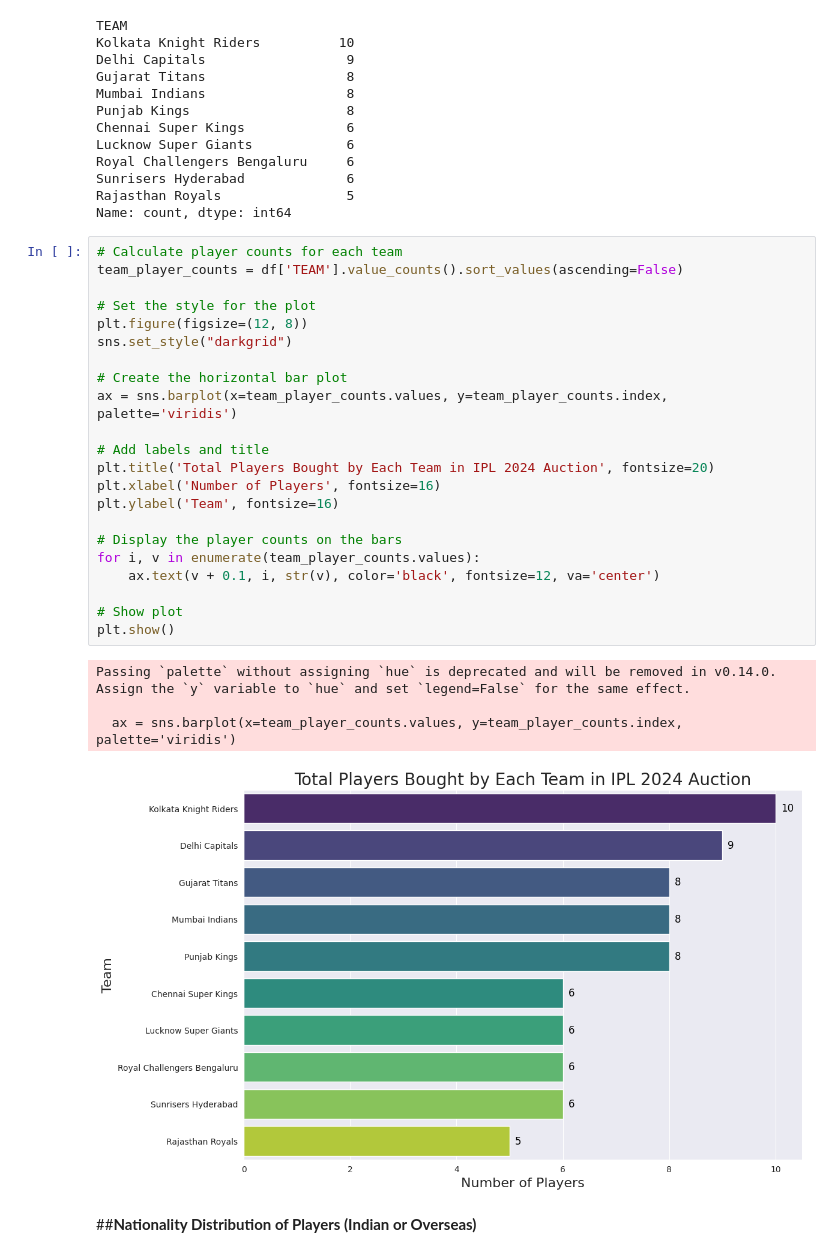
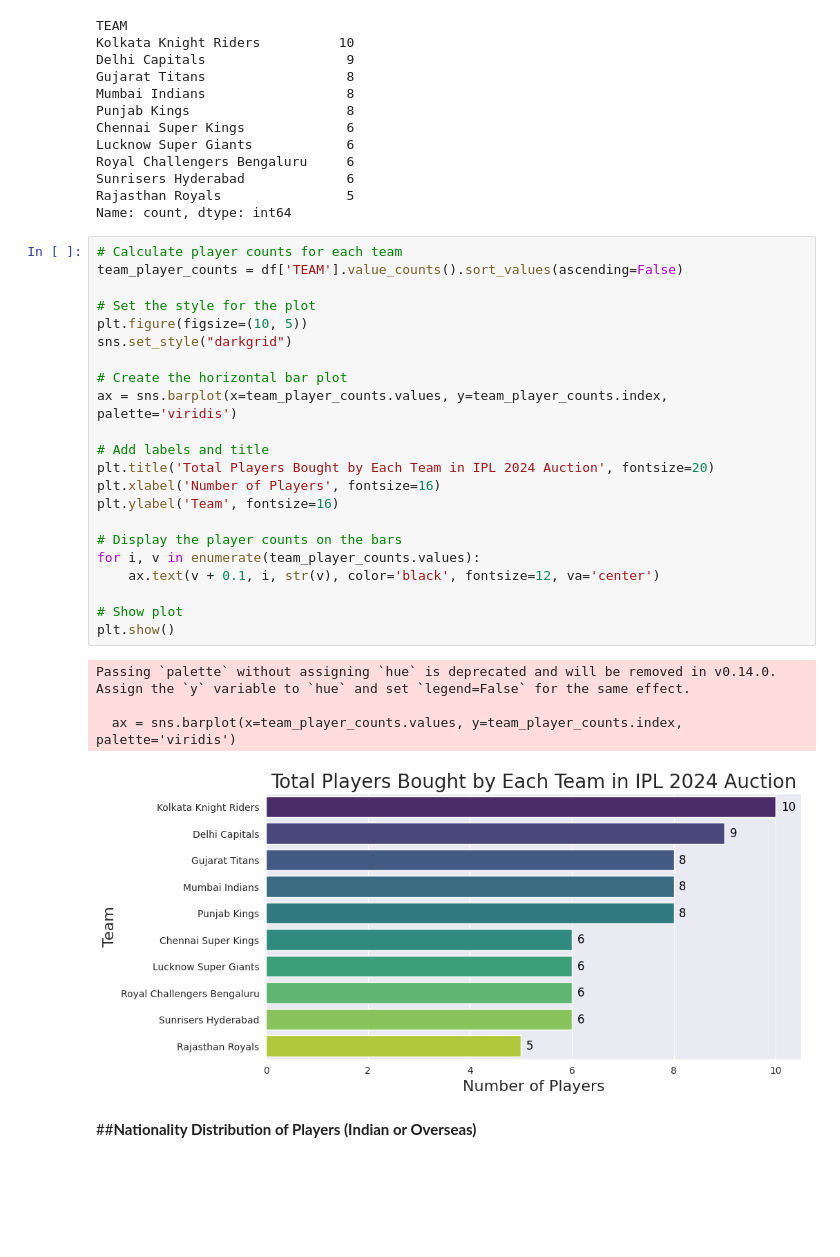
Before and after one commit to mandarvshinde/EDA-IPL2024-Aucton-Data, a Jupyter notebook: ipl2024_auction.ipynb, the cells around one changed output. Saved outputs shown, nothing was run; the diff lists cells and outputs as text; blank space fills up the shorter version.

```diff
--- a/ipl2024_auction.ipynb
+++ b/ipl2024_auction.ipynb
@@ -104,30 +104,30 @@ Name: count, dtype: int64
 # %%
 # Calculate player counts for each team
 team_player_counts = df['TEAM'].value_counts().sort_values(ascending=False)
 
 # Set the style for the plot
-plt.figure(figsize=(12, 8))
+plt.figure(figsize=(10, 5))
 sns.set_style("darkgrid")
 
 # Create the horizontal bar plot
 ax = sns.barplot(x=team_player_counts.values, y=team_player_counts.index, palette='viridis')
 
 # Add labels and title
 plt.title('Total Players Bought by Each Team in IPL 2024 Auction', fontsize=20)
 plt.xlabel('Number of Players', fontsize=16)
 plt.ylabel('Team', fontsize=16)
 
 # Display the player counts on the bars
 for i, v in enumerate(team_player_counts.values):
     ax.text(v + 0.1, i, str(v), color='black', fontsize=12, va='center')
 
 # Show plot
 plt.show()
 # %% [output]
 Passing `palette` without assigning `hue` is deprecated and will be removed in v0.14.0. Assign the `y` variable to `hue` and set `legend=False` for the same effect.
 
   ax = sns.barplot(x=team_player_counts.values, y=team_player_counts.index, palette='viridis')
-[figure, old version]
+[figure, new version]
 # %% [markdown]
 ##**Nationality Distribution of Players (Indian or Overseas)**
 # %%
```
